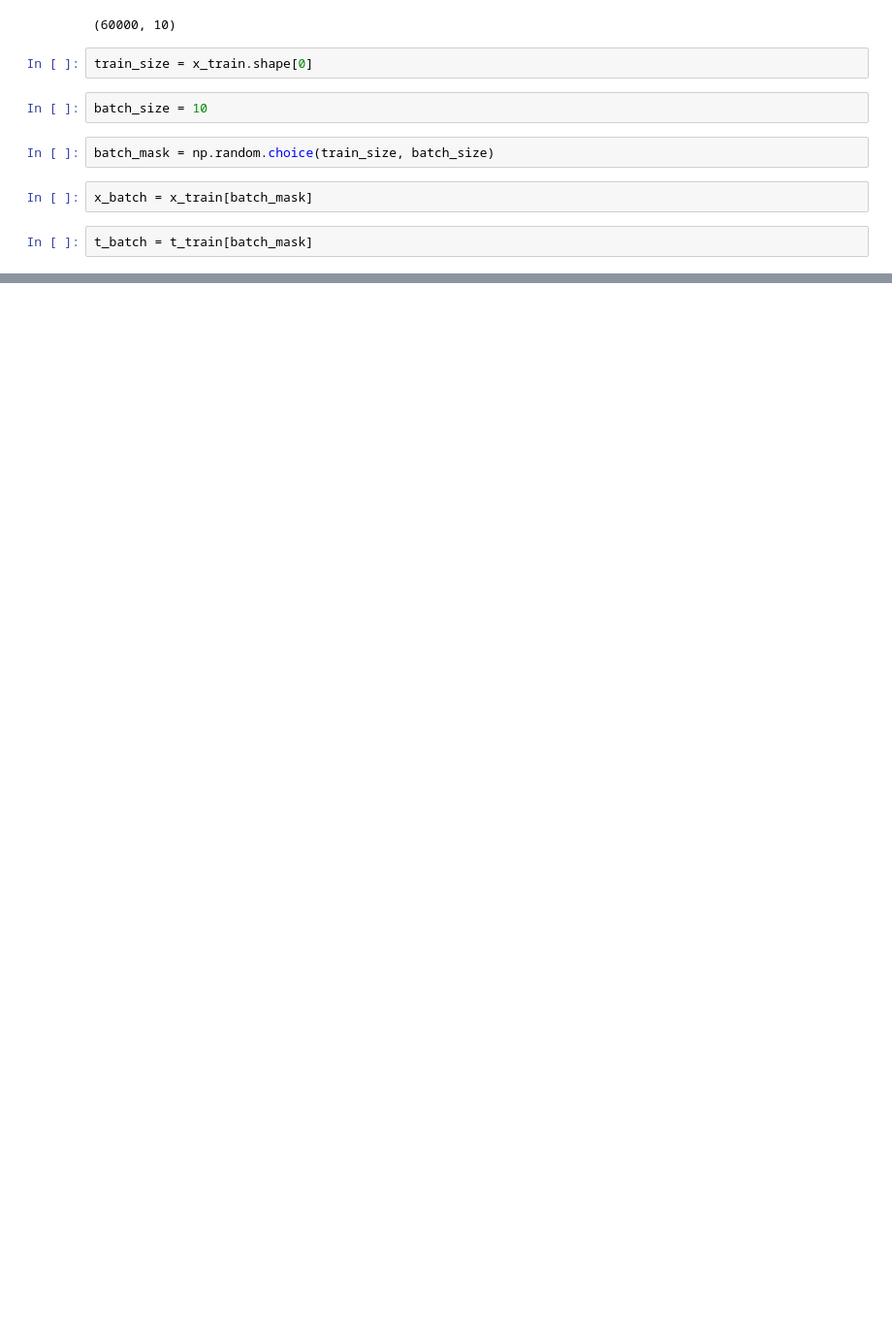
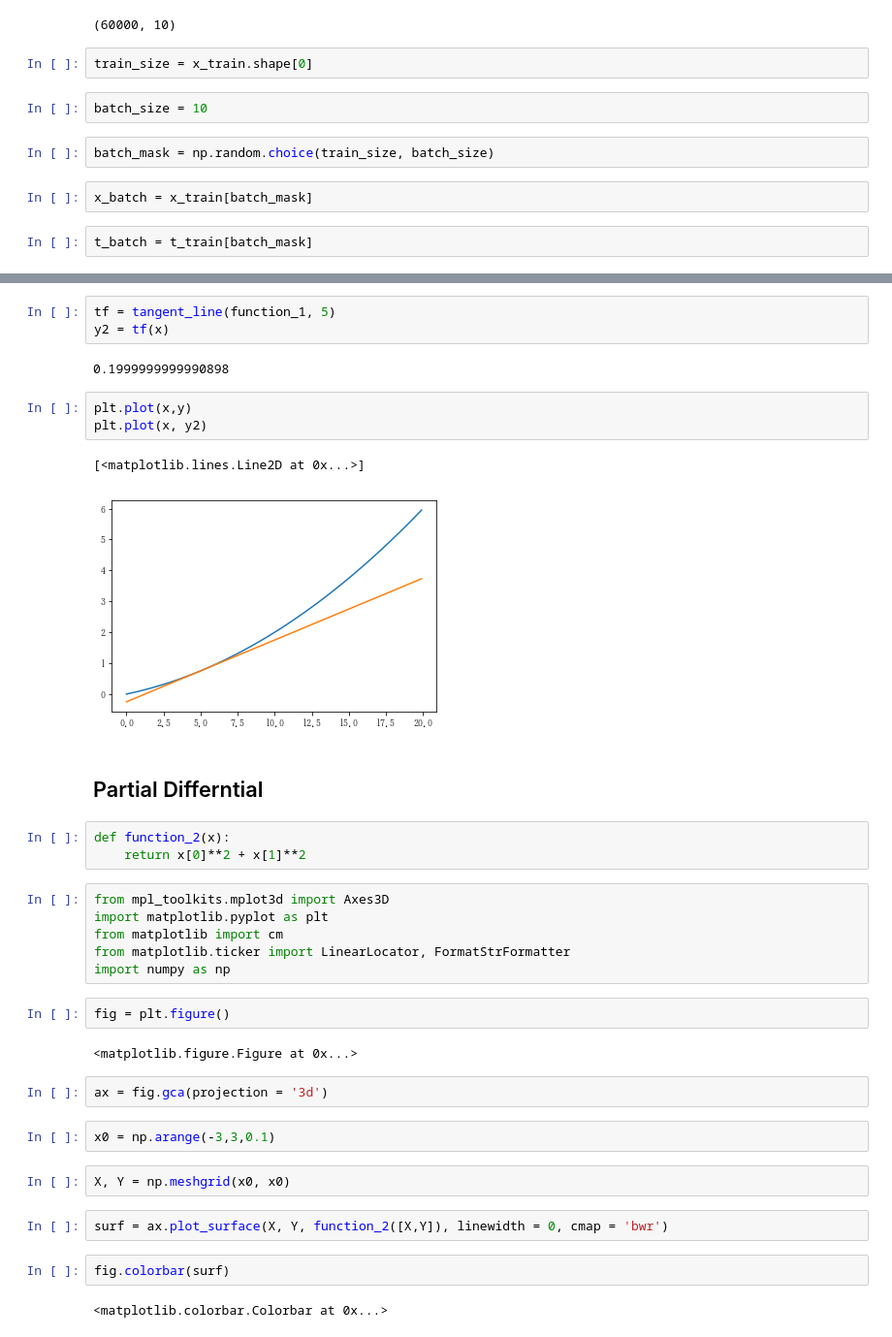
Before and after one commit to banbiossa/fish_book, a Jupyter notebook: Chapter4.ipynb, the cells around one changed output, grey strips where cells are left out. Shown at 97% size. Cells and saved outputs as stored; diff of their text form; blank space fills up the shorter version.

```diff
--- a/Chapter4.ipynb
+++ b/Chapter4.ipynb
@@ -79,0 +153,38 @@ array([14921, 44602, 18063, 34336, 28053, 58235, 50359, 38368, 42134, 43058])
+# %%
+tf = tangent_line(function_1, 5)
+y2 = tf(x)
+# %% [output]
+0.1999999999990898
+# %%
+plt.plot(x,y)
+plt.plot(x, y2)
+# %% [output]
+[<matplotlib.lines.Line2D at 0x...>]
+[figure, added]
+# %% [markdown]
+## Partial Differntial
+# %%
+def function_2(x):
+    return x[0]**2 + x[1]**2
+# %%
+from mpl_toolkits.mplot3d import Axes3D
+import matplotlib.pyplot as plt
+from matplotlib import cm
+from matplotlib.ticker import LinearLocator, FormatStrFormatter
+import numpy as np
+# %%
+fig = plt.figure()
+# %% [output]
+<matplotlib.figure.Figure at 0x...>
+# %%
+ax = fig.gca(projection = '3d')
+# %%
+x0 = np.arange(-3,3,0.1)
+# %%
+X, Y = np.meshgrid(x0, x0)
+# %%
+surf = ax.plot_surface(X, Y, function_2([X,Y]), linewidth = 0, cmap = 'bwr')
+# %%
+fig.colorbar(surf)
+# %% [output]
+<matplotlib.colorbar.Colorbar at 0x...>
```
Also changed, not shown: parts of 55 cells of this notebook, 2 other files.
